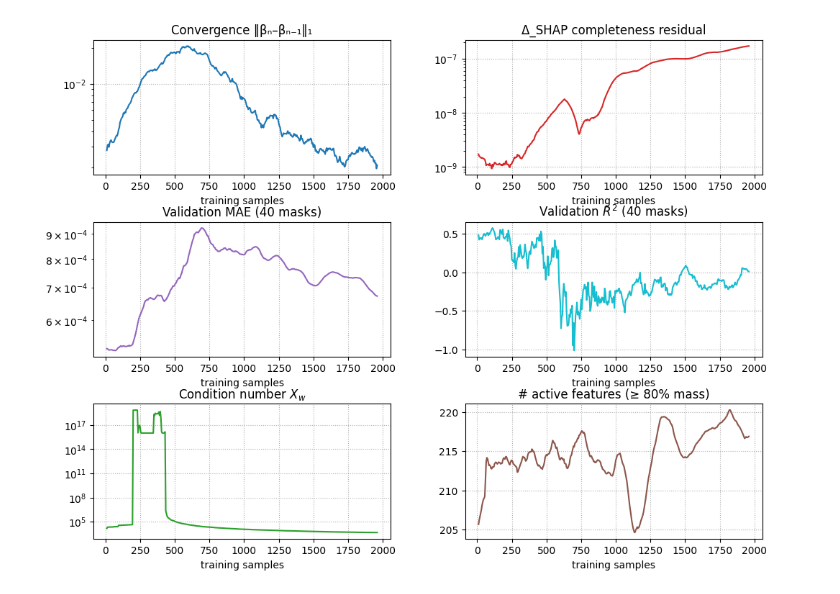
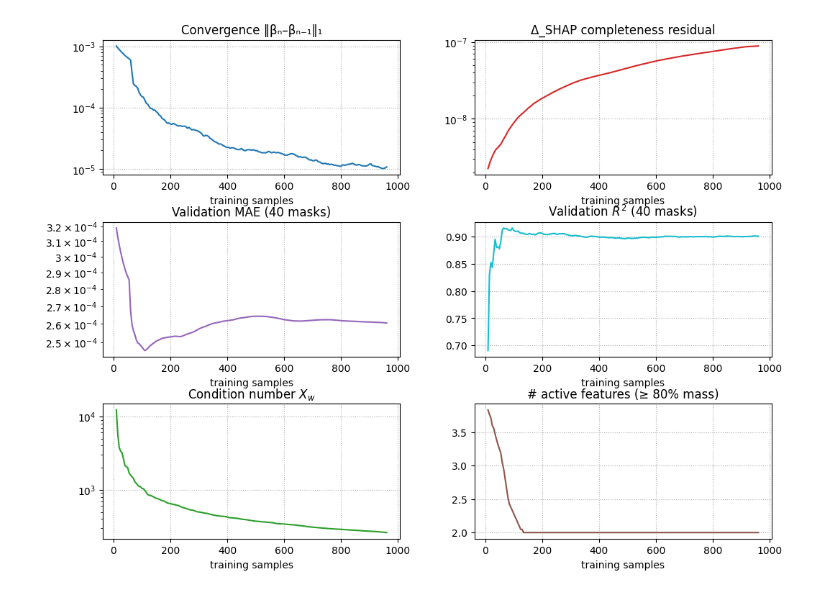
Before and after one commit to giulio8/XAI-AUTOMI-seg, a Jupyter notebook: visualize_convergence/single-convergence.ipynb, the cells around one changed output. Drawn from its saved outputs; the diff is of its cells as text; code cells hidden in the pictures.

Commit message:
convergence check with fixed logit aggregation

```diff
--- a/visualize_convergence/single-convergence.ipynb
+++ b/visualize_convergence/single-convergence.ipynb
@@ -12,10 +12,10 @@ import matplotlib.gridspec as gridspec
 # ------------------------------ 1. CONFIG ---------------------------------
 ROOT_DIR      = Path("../output")
 #DATASET_PATH  = "00004/dataset.pkl"            # <-- seleziona qui il paziente
-DATASET_PATH = "FCC-organs/true_positive_aggregation/00004/dataset.pkl"
+DATASET_PATH = "full-organs/logit_difference_aggregation/00004/dataset.pkl"
 VAL_ROWS      = 40
 STEP_SIZE = 5
-CHECKPOINTS   = np.arange(STEP_SIZE, 2000+1-VAL_ROWS, STEP_SIZE)
+CHECKPOINTS   = np.arange(STEP_SIZE, 1000+1-VAL_ROWS, STEP_SIZE)
 RNG           = default_rng(0)
 FRAC_TARGET   = 0.8
 
@@ -108,31 +108,31 @@ fig = plt.figure(figsize=(12,9))
 gs  = gridspec.GridSpec(3,2, hspace=0.35, wspace=0.25)
 axes = [fig.add_subplot(gs[i,j]) for i in range(3) for j in range(2)]
 
 # Row-1
 axes[0].plot(x_conv, conv_L1, color='tab:blue')
 axes[0].set_yscale('log'); axes[0].set_title('Convergence ‖βₙ–βₙ₋₁‖₁'); axes[0].grid(ls=':')
 
 axes[1].plot(x_conv, delta[1:], color='tab:red')
 axes[1].set_yscale('log'); axes[1].set_title('Δ_SHAP completeness residual'); axes[1].grid(ls=':')
 
 # Row-2
 axes[2].plot(x_conv, val_mae[1:], color='tab:purple')
 axes[2].set_yscale('log'); axes[2].set_title('Validation MAE (40 masks)'); axes[2].grid(ls=':')
 
 axes[3].plot(x_conv, val_r2[1:], color='tab:cyan')
 axes[3].set_title(f'Validation $R^2$ ({VAL_ROWS} masks)'); axes[3].grid(ls=':')
 
 # Row-3
 axes[4].plot(x_conv, cond_num[1:], color='tab:green')
 axes[4].set_yscale('log'); axes[4].set_title('Condition number $X_w$'); axes[4].grid(ls=':')
 
 axes[5].plot(x_conv, nz_feat[1:], color='tab:brown')
 axes[5].set_title(f'# active features (≥ {FRAC_TARGET * 100:.0f}% mass)'); axes[5].grid(ls=':')
 
 for ax in axes:
     ax.set_xlabel('training samples')
 
 fig.tight_layout()
 plt.show()
 # %% [output]
-[figure, old version]
+[figure, new version]
```
